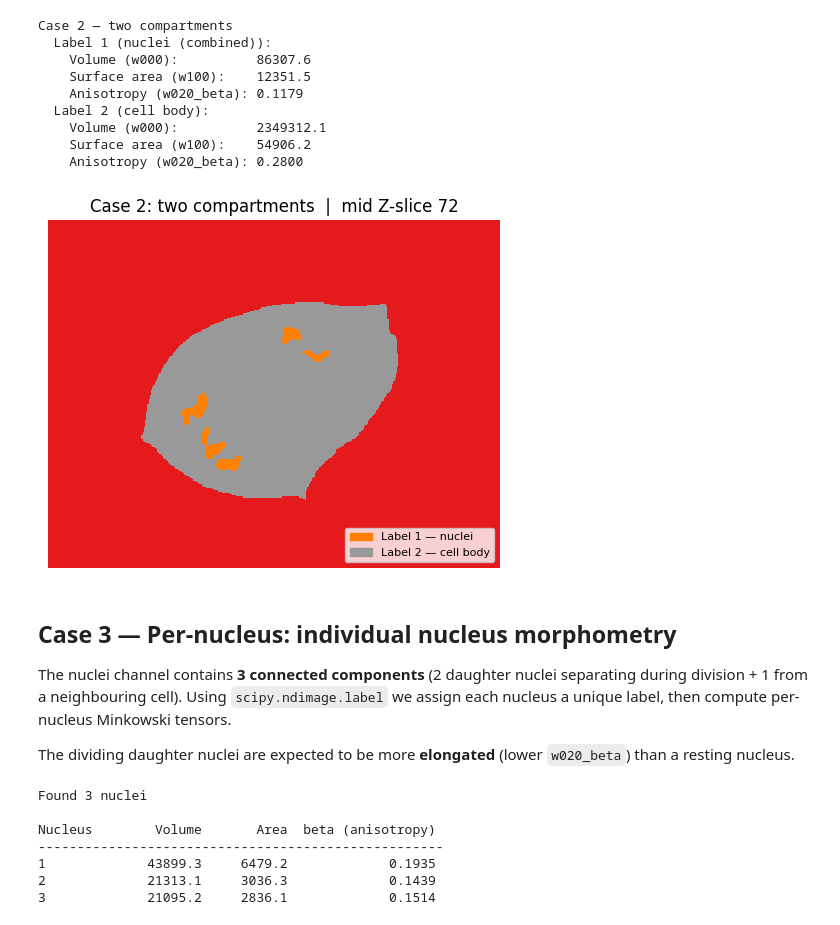
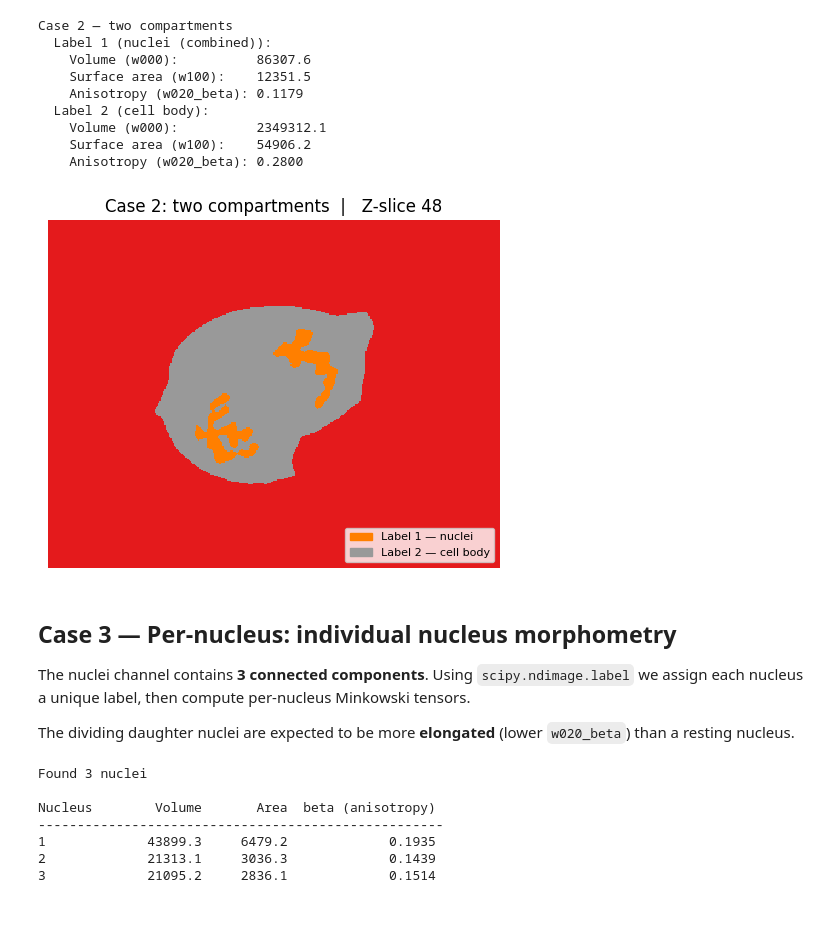
Before and after one commit to Ishihara-SynthMorph/pykarambola, a Jupyter notebook: examples/label_image_api.ipynb, the cells around one changed output. Cells and saved outputs as stored; diff of their text form; code cells hidden in the pictures.

```diff
--- a/examples/label_image_api.ipynb
+++ b/examples/label_image_api.ipynb
@@ -39,7 +39,8 @@ nuclei_mask = (seg[0] > 0).astype(np.uint8)   # channel 0: nuclei
 cell_mask   = (seg[1] > 0).astype(np.uint8)   # channel 1: cell body
 
 Z, Y, X = nuclei_mask.shape
-mid_z = Z // 2
-print(f'Volume shape: Z={Z}, Y={Y}, X={X}  |  mid Z-slice: {mid_z}')
+# mid_z = Z // 2
+mid_z = 48  # manually set mid_z for visualization
+print(f'Volume shape: Z={Z}, Y={Y}, X={X}  |   Z-slice: {mid_z}')
 # %% [output]
 Shape: (2, 144, 287, 373)  dtype: uint8
@@ -123,22 +124,22 @@ Case 2 — two compartments
 # %%
 cmap2 = plt.cm.get_cmap('Set1', 3)  # 0=background, 1=nuclei, 2=cell
 fig, ax = plt.subplots(figsize=(6, 4))
 ax.imshow(label_case2[mid_z], cmap=cmap2, vmin=0, vmax=2, interpolation='nearest')
 patches = [
     mpatches.Patch(color=cmap2(1), label='Label 1 — nuclei'),
     mpatches.Patch(color=cmap2(2), label='Label 2 — cell body'),
 ]
 ax.legend(handles=patches, loc='lower right', fontsize=8)
-ax.set_title(f'Case 2: two compartments  |  mid Z-slice {mid_z}')
+ax.set_title(f'Case 2: two compartments  |   Z-slice {mid_z}')
 ax.axis('off')
 plt.tight_layout()
 plt.show()
 # %% [output]
-[figure, old version]
+[figure, new version]
 # %% [markdown]
 ## Case 3 — Per-nucleus: individual nucleus morphometry
 
-The nuclei channel contains **3 connected components** (2 daughter nuclei separating during division + 1 from a neighbouring cell).
+The nuclei channel contains **3 connected components**.
 Using `scipy.ndimage.label` we assign each nucleus a unique label, then compute per-nucleus Minkowski tensors.
 
 The dividing daughter nuclei are expected to be more **elongated** (lower `w020_beta`) than a resting nucleus.
```
Also changed, not shown: parts of 8 cells of this notebook.
